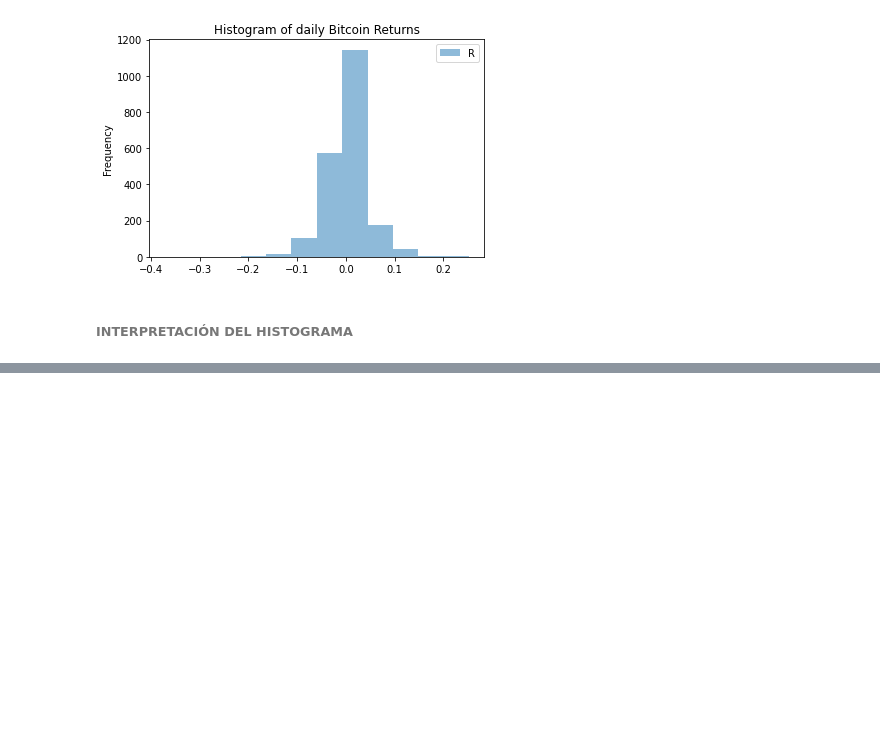
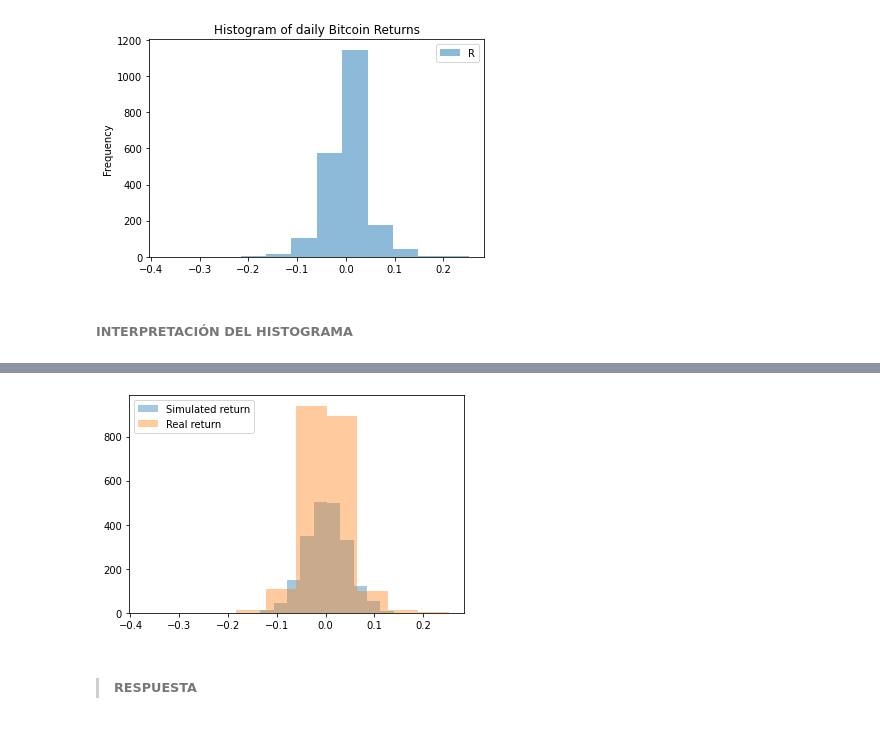
Before and after one commit to AnHrt/StatisticsII, a Jupyter notebook: A01369984_W1.ipynb, the cells around one changed output, grey strips where cells are left out. Saved outputs shown, nothing was run; the diff lists cells and outputs as text; code cells hidden in the pictures; blank space fills up the shorter version.

```diff
--- a/A01369984_W1.ipynb
+++ b/A01369984_W1.ipynb
@@ -141,3 +141,5 @@ Name: R, Length: 2071, dtype: float64
 # en una nueva columna usando la funcion .shift()
 BTC["r"] = np.log(BTC['Adj Close']) - np.log(BTC['Adj Close'].shift(1))
 BTCR = BTC[['R','r']].copy()
+btc = BTC[["R","r"]]
+btc
@@ -226,0 +302,9 @@ Si se toma una desviasión estandar promedio se abarcan el 68% si son dos desvia
+# %%
+# Definimos las variables necesarias (media / desviación estandar / numero de retornos)
+
+mean_R = BTCR['R'].mean()
+std_R = BTCR['R'].std()
+n_R = len(BTCR['R'])
+print("Media : %.4f" %mean_R,
+      "\nStd : %.4f" %std_R,
+      "\n# retornos:", n_R)
@@ -226,0 +328,15 @@ Si se toma una desviasión estandar promedio se abarcan el 68% si son dos desvia
+# %%
+# Simulación de la distribución normal con datos obtenidos
+simulated = np.random.normal(loc = mean_R, scale = std_R, size = n_R)
+# %%
+# Simulación de la distribución normal
+plt.hist(simulated, bins = 10, alpha = 0.4, label = "Simulated return")
+# Distribución normal
+plt.hist(btc['R'], bins = 10, alpha = 0.4, label = "Real return")
+
+plt.legend(loc="upper left")
+plt.show()
+# %% [output]
+[figure, added]
+# %% [markdown]
+> ###### **RESPUESTA**
```
Also changed, not shown: parts of 18 cells of this notebook.
